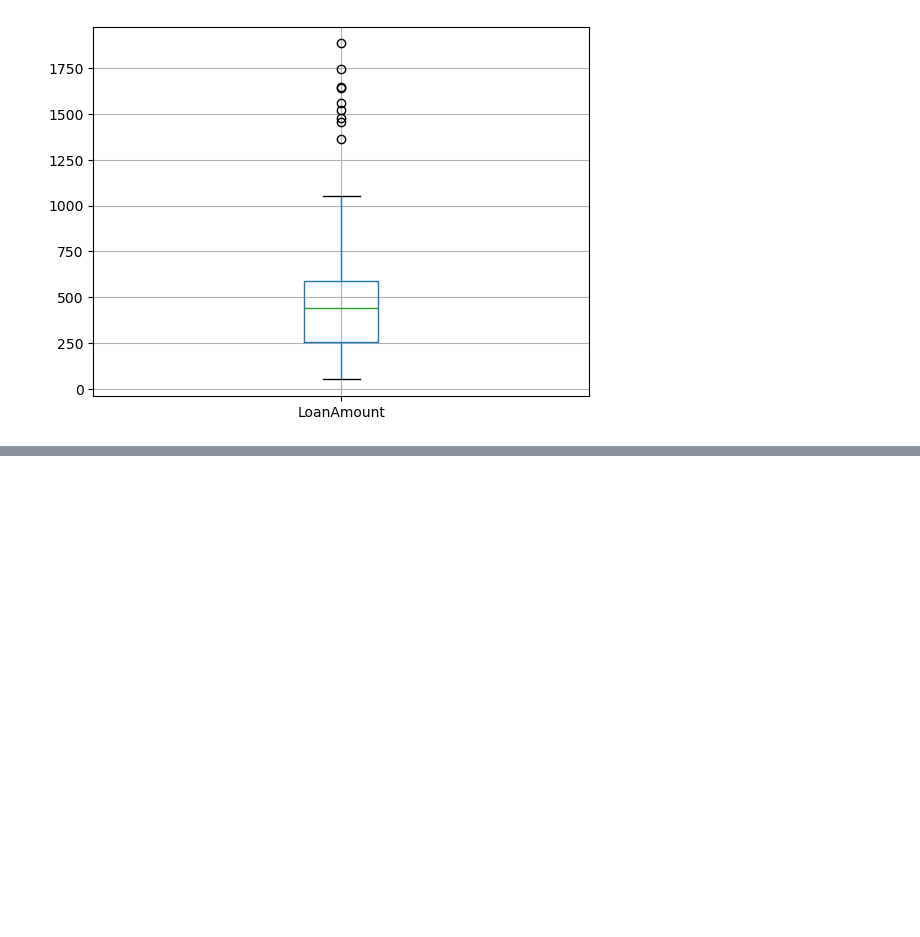
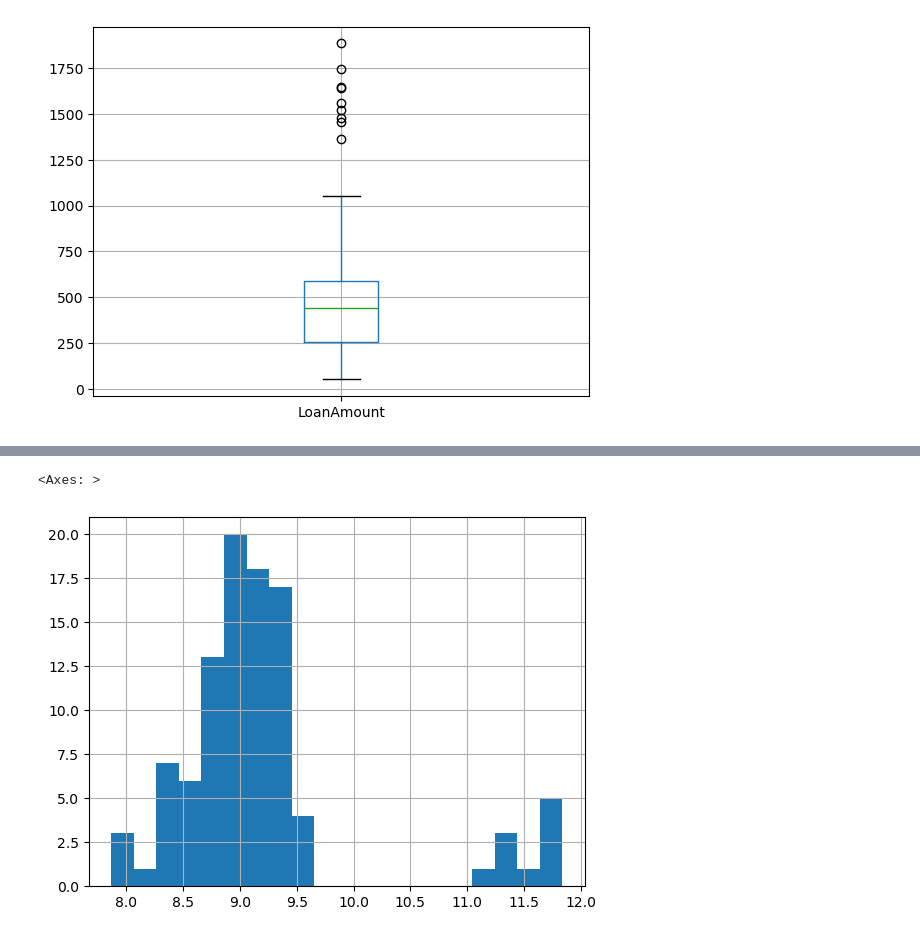
Before and after one commit to SatishLawrenceMaharaj/MLDemoLoanEligibilityPrediction, a Jupyter notebook: MLLoanPrediction.ipynb, the cells around one changed output, grey strips where cells are left out. Saved outputs shown, nothing was run; the diff lists cells and outputs as text; code cells hidden in the pictures; blank space fills up the shorter version.

```diff
--- a/MLLoanPrediction.ipynb
+++ b/MLLoanPrediction.ipynb
@@ -97,0 +122,11 @@ dataset['LoanAmount'].hist(bins=20)
+# %%
+dataset['Gender'] = dataset['Gender'].fillna(dataset['Gender'].mode()[0])
+dataset['Married'] = dataset['Married'].fillna(dataset['Married'].mode()[0])
+dataset['Dependents'] = dataset['Dependents'].fillna(dataset['Dependents'].mode()[0])
+dataset['Self_Employed'] = dataset['Self_Employed'].fillna(dataset['Self_Employed'].mode()[0])
+# %%
+dataset.LoanAmount = dataset.LoanAmount.fillna(dataset.LoanAmount.mean())
+dataset.LoanAmount_log = dataset.LoanAmount_log.fillna(dataset.LoanAmount_log.mean())
+# %%
+dataset['Loan_Amount_Term'] = dataset['Loan_Amount_Term'].fillna(dataset['Loan_Amount_Term'].mode()[0])
+dataset['Credit_History'] = dataset['Credit_History'].fillna(dataset['Credit_History'].mode()[0])
@@ -97,0 +151,13 @@ dataset['LoanAmount'].hist(bins=20)
+# %%
+# Convert columns to numeric, forcing errors to NaN
+dataset['ApplicantIncome'] = pd.to_numeric(dataset['ApplicantIncome'], errors='coerce')
+dataset['CoapplicantIncome'] = pd.to_numeric(dataset['CoapplicantIncome'], errors='coerce')
+
+# Calculate Total Income
+dataset['TotalIncome'] = dataset['ApplicantIncome'] + dataset['CoapplicantIncome']
+dataset['TotalIncome_log'] = np.log(dataset['TotalIncome'].replace(0, np.nan))
+# %%
+dataset['TotalIncome_log'].hist(bins=20)
+# %% [output]
+<Axes: >
+[figure, added]
```
Also changed, not shown: parts of 12 cells of this notebook, 1 other file.
